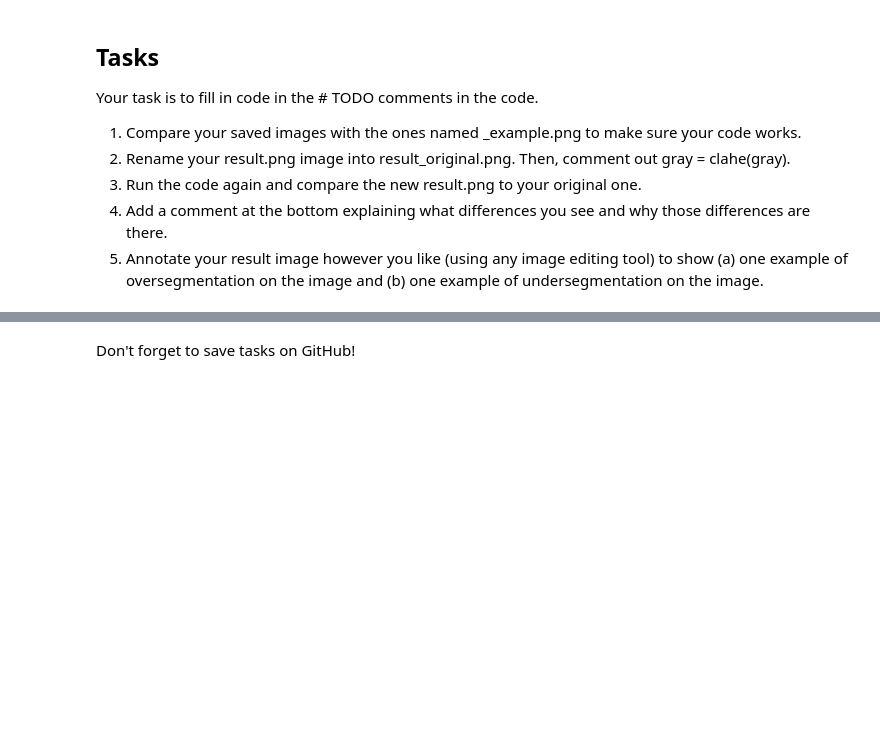
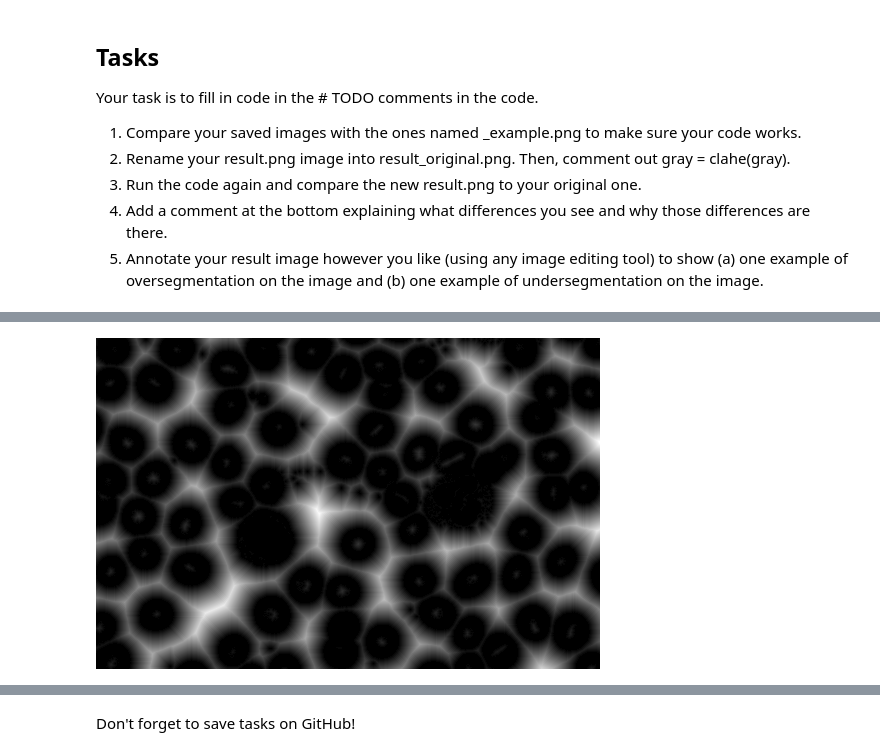
Before and after one commit to pui-sum-rv/pui-sum-rv-lab5-Ai-kz-Ai, a Jupyter notebook: lab5.ipynb, the cells around one changed output, grey strips where cells are left out. Cells and saved outputs as stored; diff of their text form; code cells hidden in the pictures; blank space fills up the shorter version.

```diff
--- a/lab5.ipynb
+++ b/lab5.ipynb
@@ -175,8 +195,17 @@ cv2_imshow(sure_bg)
 # %%
-# Apply distance transform the image
-dist_transform =  cv.distanceTransform(thresh[1], cv.DIST_L2, 3)
-# Normalize so that the distance transform image has minimum and maximum values from 0 to 1
-cv.normalize(dist_transform, dist_transform, 0, 1.0, cv.NORM_MINMAX)
+# Apply distance transform
+dist_transform = cv.distanceTransform(thresh, cv.DIST_L2, 3)
+
+# Normalize to range [0,255] instead of [0,1] for better visualization
+cv.normalize(dist_transform, dist_transform, 0, 255, cv.NORM_MINMAX)
+
+# Convert float image to 8-bit for correct display
+dist_transform = np.uint8(dist_transform)
+
+# Display the result
+cv2_imshow(dist_transform)
+# %% [output]
+[figure, added]
 # %%
 #cv.imwrite("images/distance_transform.png", dist_transform * 255)
 cv2_imshow(dist_transform*255)
```
Also changed, not shown: parts of 9 cells of this notebook.
